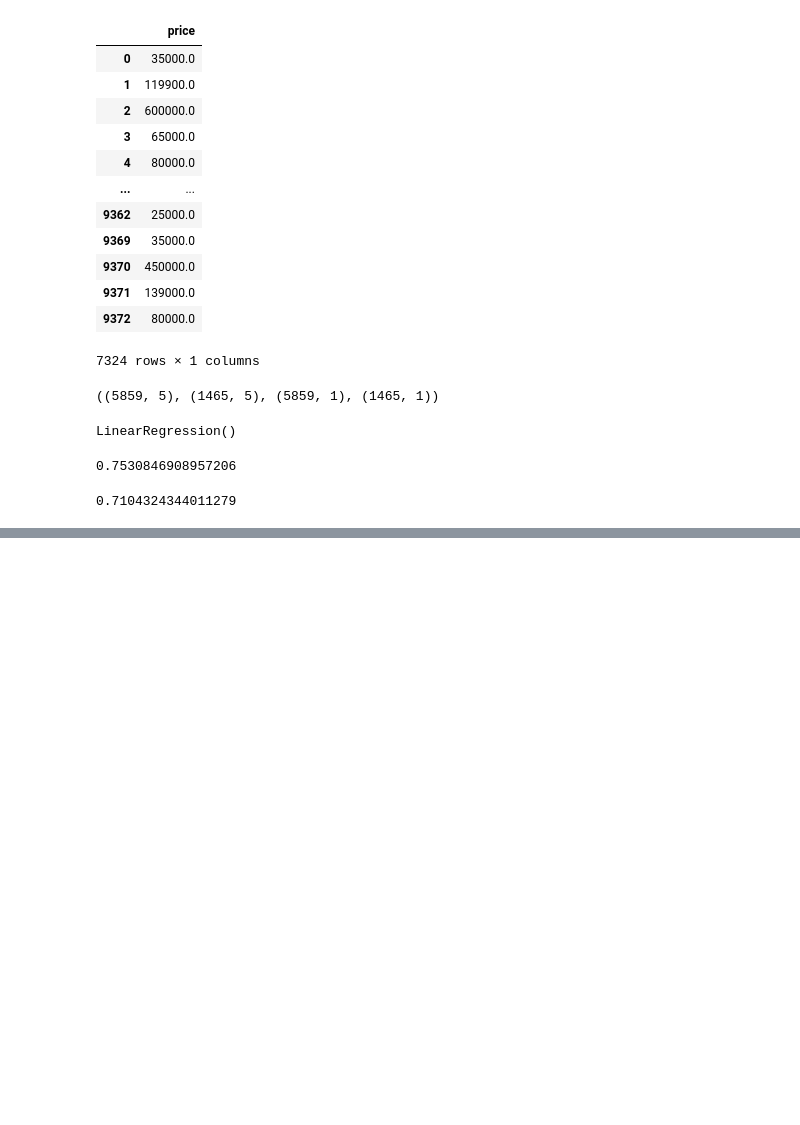
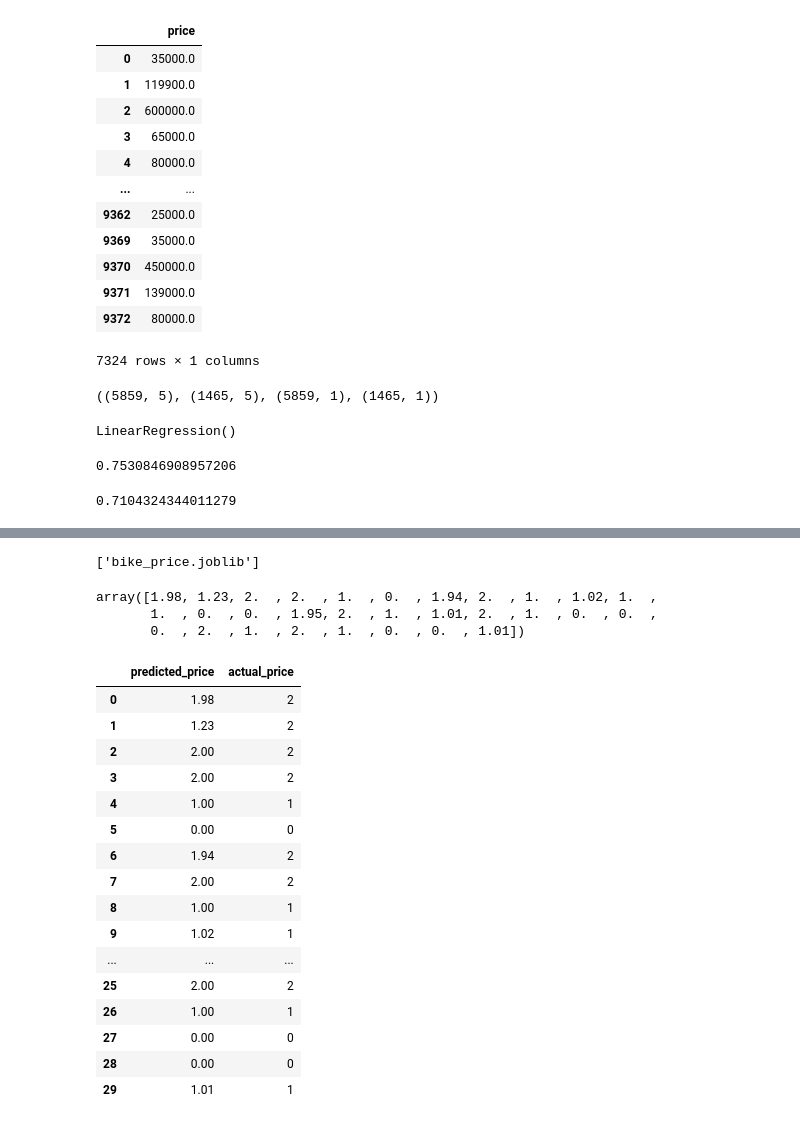
Before and after one commit to Govind-kumawat2002/Stip_data-science-1st-may-, a Jupyter notebook: pandas/Bike_price/used_bike.ipynb, the cells around one changed output, grey strips where cells are left out. Cells and saved outputs as stored; diff of their text form; code cells hidden in the pictures; blank space fills up the shorter version.

```diff
--- a/pandas/Bike_price/used_bike.ipynb
+++ b/pandas/Bike_price/used_bike.ipynb
@@ -352,0 +564,8 @@ lr.score(x_train,y_train)
+# %%
+from sklearn.model_selection import train_test_split
+x_train,x_test,y_train,y_test=train_test_split(x,y,test_size=0.2)
+from sklearn.naive_bayes import BernoulliNB
+gnb =BernoulliNB()
+gnb.fit(x_train,y_train)
+print("testing score :-",gnb.score(x_test,y_test))
+print("training score :-",gnb.score(x_train,y_train))
@@ -352,0 +584,39 @@ lr.score(x_train,y_train)
+# %%
+import joblib
+
+
+joblib.dump(rf ,  "bike_price.joblib")
+# %% [output]
+['bike_price.joblib']
+# %%
+model =joblib.load("bike_price.joblib")
+# %%
+pred =model.predict(x_test)
+# %%
+pred
+# %% [output]
+array([1.98, 1.23, 2.  , 2.  , 1.  , 0.  , 1.94, 2.  , 1.  , 1.02, 1.  ,
+       1.  , 0.  , 0.  , 1.95, 2.  , 1.  , 1.01, 2.  , 1.  , 0.  , 0.  ,
+       0.  , 2.  , 1.  , 2.  , 1.  , 0.  , 0.  , 1.01])
+# %%
+predidiction_histroy ={"predicted_price":pred,"actual_price":y_test}
+# %%
+pd.DataFrame(predidiction_histroy)
+# %% [output]
+|  | predicted_price | actual_price |
+| 0 | 1.98 | 2 |
+| 1 | 1.23 | 2 |
+| 2 | 2.00 | 2 |
+| 3 | 2.00 | 2 |
+| 4 | 1.00 | 1 |
+| 5 | 0.00 | 0 |
+| 6 | 1.94 | 2 |
+| 7 | 2.00 | 2 |
+| 8 | 1.00 | 1 |
+| 9 | 1.02 | 1 |
+| ... | ... | ... |
+| 25 | 2.00 | 2 |
+| 26 | 1.00 | 1 |
+| 27 | 0.00 | 0 |
+| 28 | 0.00 | 0 |
+| 29 | 1.01 | 1 |
```
Also changed, not shown: parts of 40 cells of this notebook, 2 other files.
